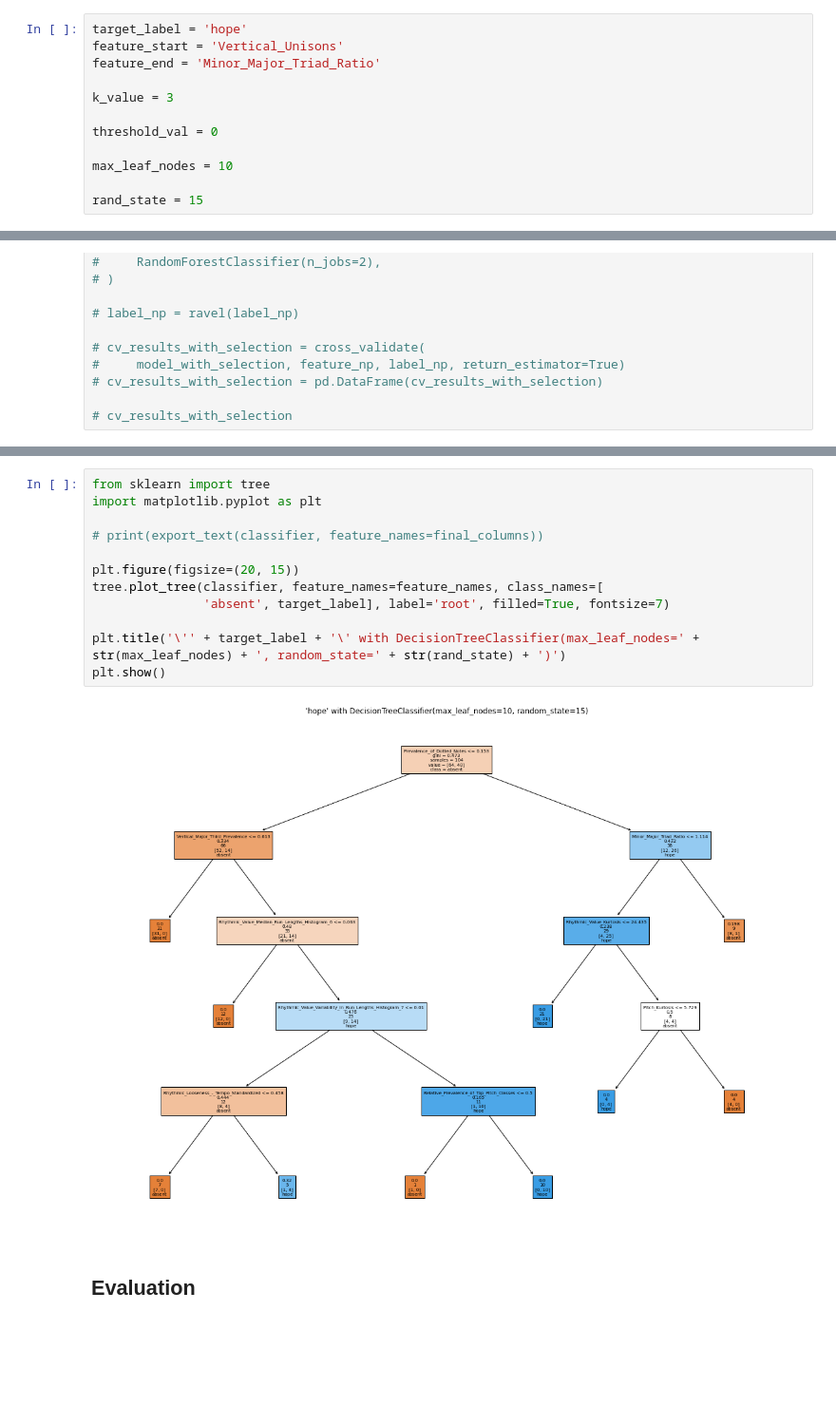
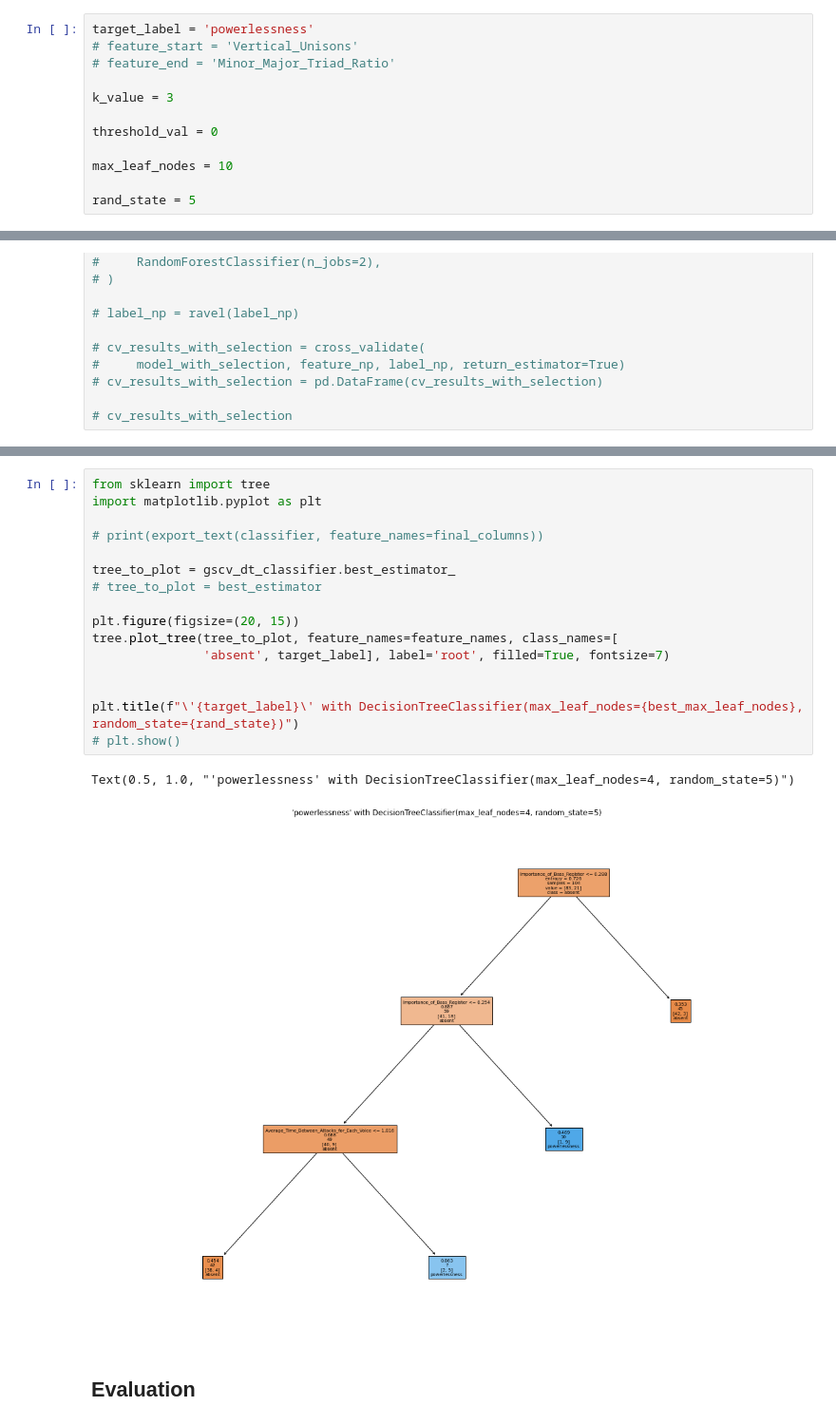
Before and after one commit to chuangcaleb/music-theme-recognition, a Jupyter notebook: training_model/model.ipynb, the cells around one changed output, grey strips where cells are left out. Shown at 95% size. Saved outputs shown, nothing was run; the diff lists cells and outputs as text; blank space fills up the shorter version.

```diff
--- a/training_model/model.ipynb
+++ b/training_model/model.ipynb
@@ -30,9 +30,9 @@ preselected_feature_list = mtr_load_feature_set.load_feature_set()
 # %% [output]
 Successfully written manually preselected features to manual_feature_preselection/manually_preselected_features.txt
 # %%
-target_label = 'hope'
-feature_start = 'Vertical_Unisons'
-feature_end = 'Minor_Major_Triad_Ratio'
+target_label = 'powerlessness'
+# feature_start = 'Vertical_Unisons'
+# feature_end = 'Minor_Major_Triad_Ratio'
 
 k_value = 3
 
@@ -40,7 +40,7 @@ threshold_val = 0
 
 max_leaf_nodes = 10
 
-rand_state = 15
+rand_state = 5
 # %% [markdown]
 ## **Importing Dataset**
 # %% [markdown]
@@ -203,17 +230,22 @@ DecisionTreeClassifier(max_leaf_nodes=10, random_state=15)
 # %%
 from sklearn import tree
 import matplotlib.pyplot as plt
 
 # print(export_text(classifier, feature_names=final_columns))
 
+tree_to_plot = gscv_dt_classifier.best_estimator_
+# tree_to_plot = best_estimator
+
 plt.figure(figsize=(20, 15))
-tree.plot_tree(classifier, feature_names=feature_names, class_names=[
+tree.plot_tree(tree_to_plot, feature_names=feature_names, class_names=[
                'absent', target_label], label='root', filled=True, fontsize=7)
 
-plt.title('\'' + target_label + '\' with DecisionTreeClassifier(max_leaf_nodes=' + str(max_leaf_nodes) + ', random_state=' + str(rand_state) + ')')
-plt.show()
+
+plt.title(f"\'{target_label}\' with DecisionTreeClassifier(max_leaf_nodes={best_max_leaf_nodes}, random_state={rand_state})")
+# plt.show()
 # %% [output]
+Text(0.5, 1.0, "'powerlessness' with DecisionTreeClassifier(max_leaf_nodes=4, random_state=5)")
-[figure, old version]
+[figure, new version]
 # %% [markdown]
 ## **Evaluation**
 # %% [markdown]
```
Also changed, not shown: parts of 6 cells of this notebook.
